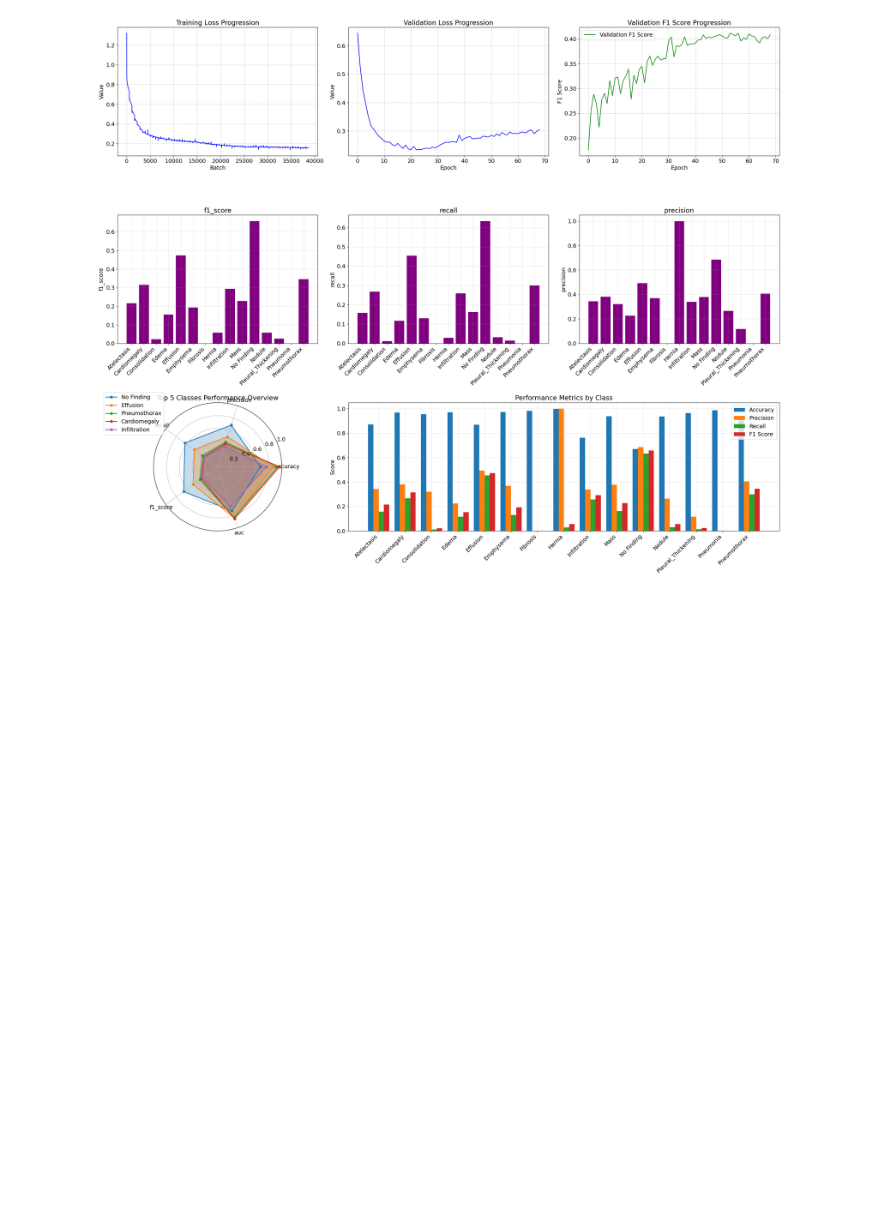
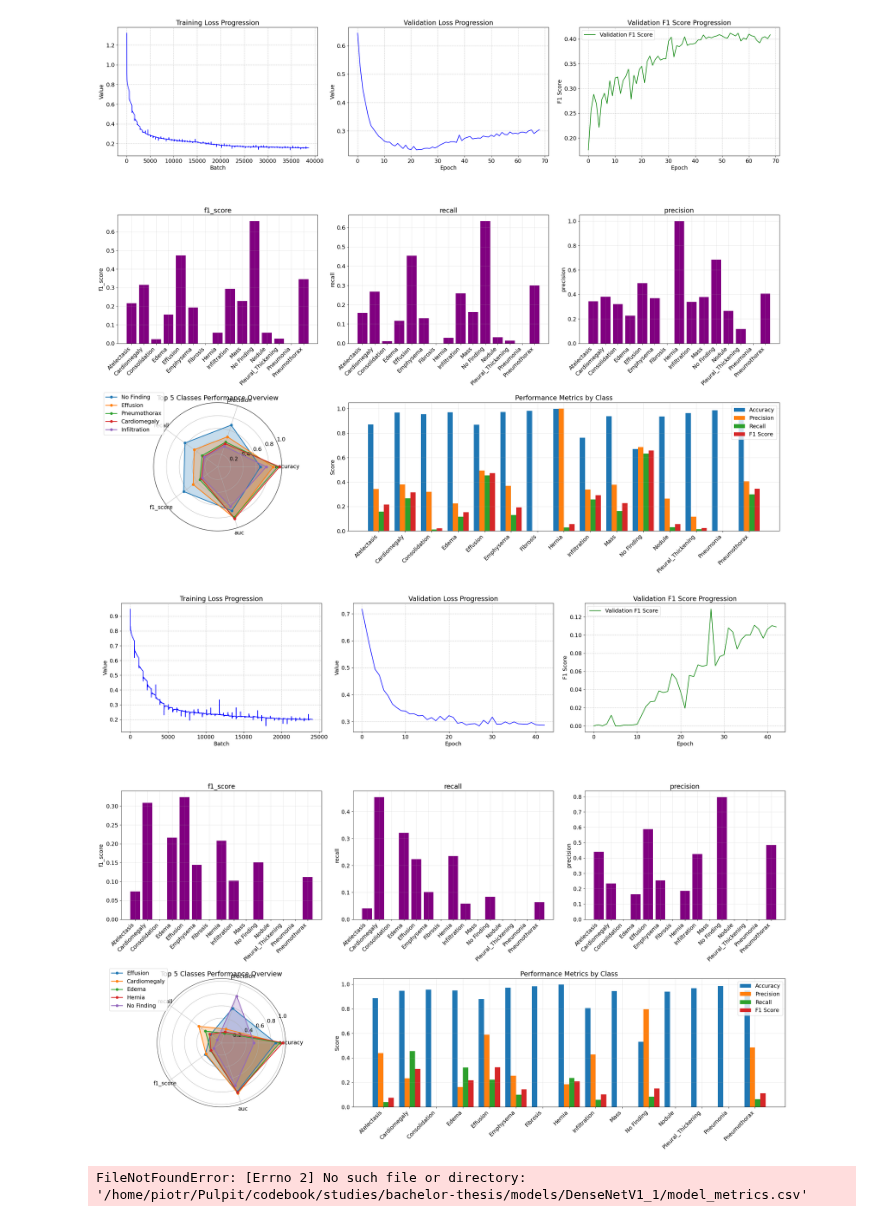
Before and after one commit to Argonus/codebook, a Jupyter notebook: studies/bachelor-thesis/notebooks/evaluation/SimplifiedDenseNet.ipynb, the cells around one changed output. Saved outputs shown, nothing was run; the diff lists cells and outputs as text; code cells hidden in the pictures; blank space fills up the shorter version.

```diff
--- a/studies/bachelor-thesis/notebooks/evaluation/SimplifiedDenseNet.ipynb
+++ b/studies/bachelor-thesis/notebooks/evaluation/SimplifiedDenseNet.ipynb
@@ -20,3 +20,11 @@ plot_combined_analysis(MODELS_PATH, 'SimplifiedDenseNetV1_1')
 plot_combined_analysis(MODELS_PATH, 'SimplifiedDenseNetV1_2')
 # %% [output]
 [figure]
+# %%
+plot_combined_analysis(MODELS_PATH, 'SimplifiedDenseNetV1_3')
+# %% [output]
+[figure, added]
+# %%
+plot_combined_analysis(MODELS_PATH, 'DenseNetV1_1')
+# %% [output]
+FileNotFoundError: [Errno 2] No such file or directory: '/home/piotr/Pulpit/codebook/studies/bachelor-thesis/models/DenseNetV1_1/model_metrics.csv'
```
Also changed, not shown: parts of 2 cells of this notebook, 12 other files.
